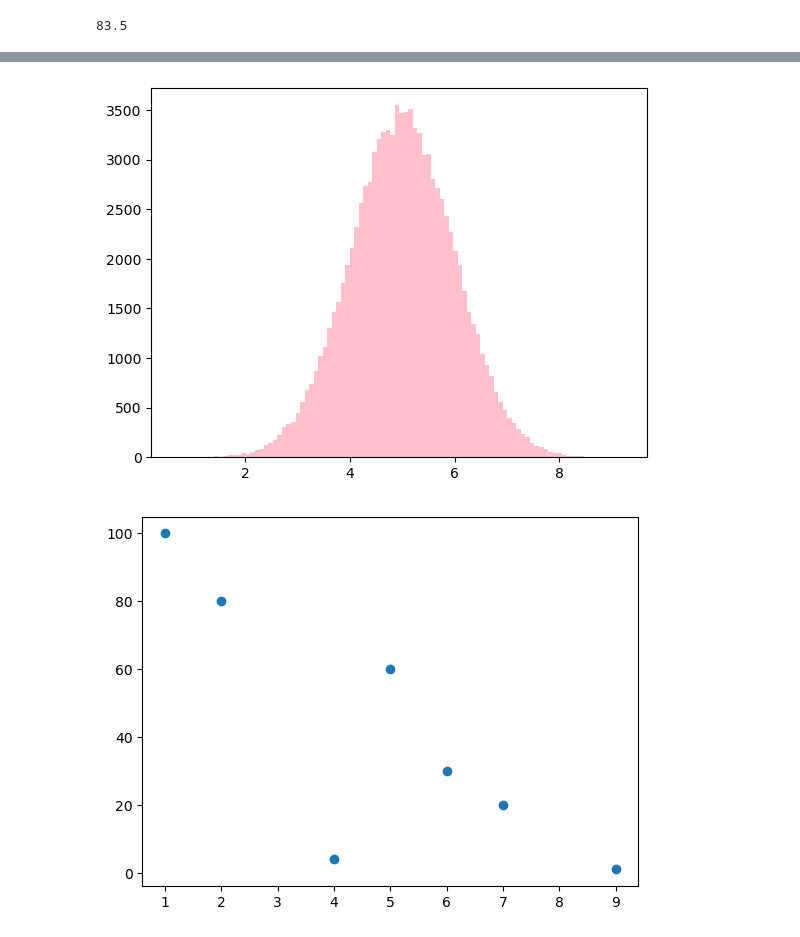
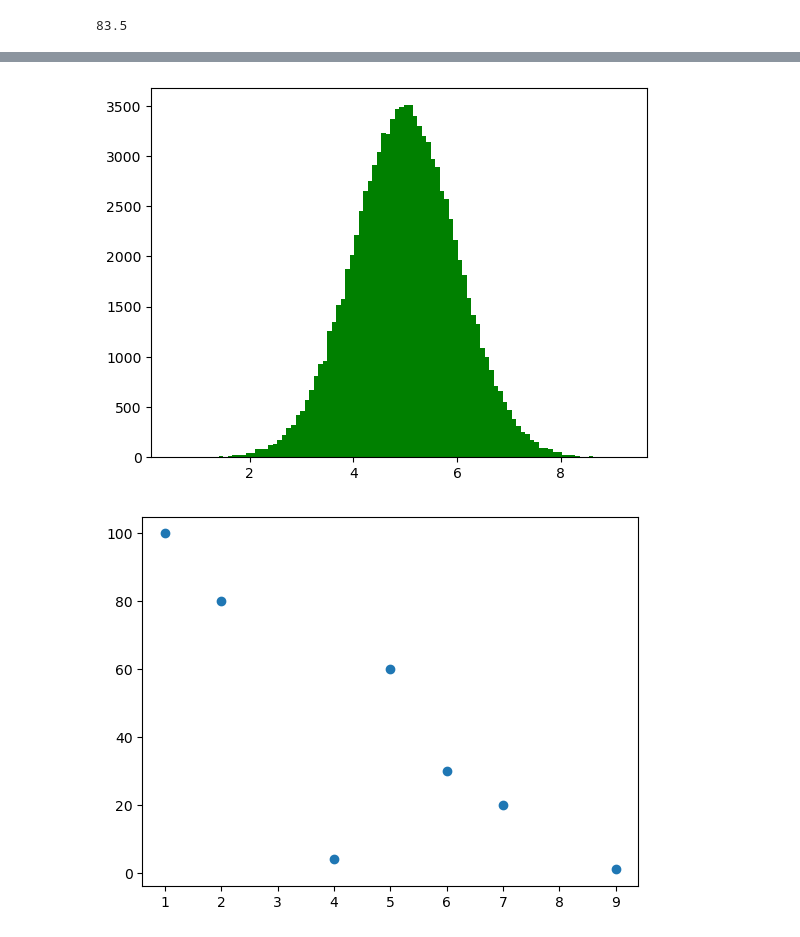
Before and after one commit to roshmol/datascience, a Jupyter notebook: mechine learning.ipynb, the cells around one changed output, grey strips where cells are left out. Saved outputs shown, nothing was run; the diff lists cells and outputs as text; code cells hidden in the pictures.

```diff
--- a/mechine learning.ipynb
+++ b/mechine learning.ipynb
@@ -63,8 +63,8 @@ array([4.67046152, 4.14303625, 6.46129051, ..., 5.49690384, 4.99830589,
 # %%
-plt.hist(b,color='pink',bins=100)
+plt.hist(b,color='green',bins=100)
 plt.show()
 # %% [output]
-[figure, old version]
+[figure, new version]
 # %%
 x=[1,2,9,4,5,6,7]
 y=[100,80,1,4,60,30,20]
```
Also changed, not shown: parts of 3 cells of this notebook, 32 other files.
